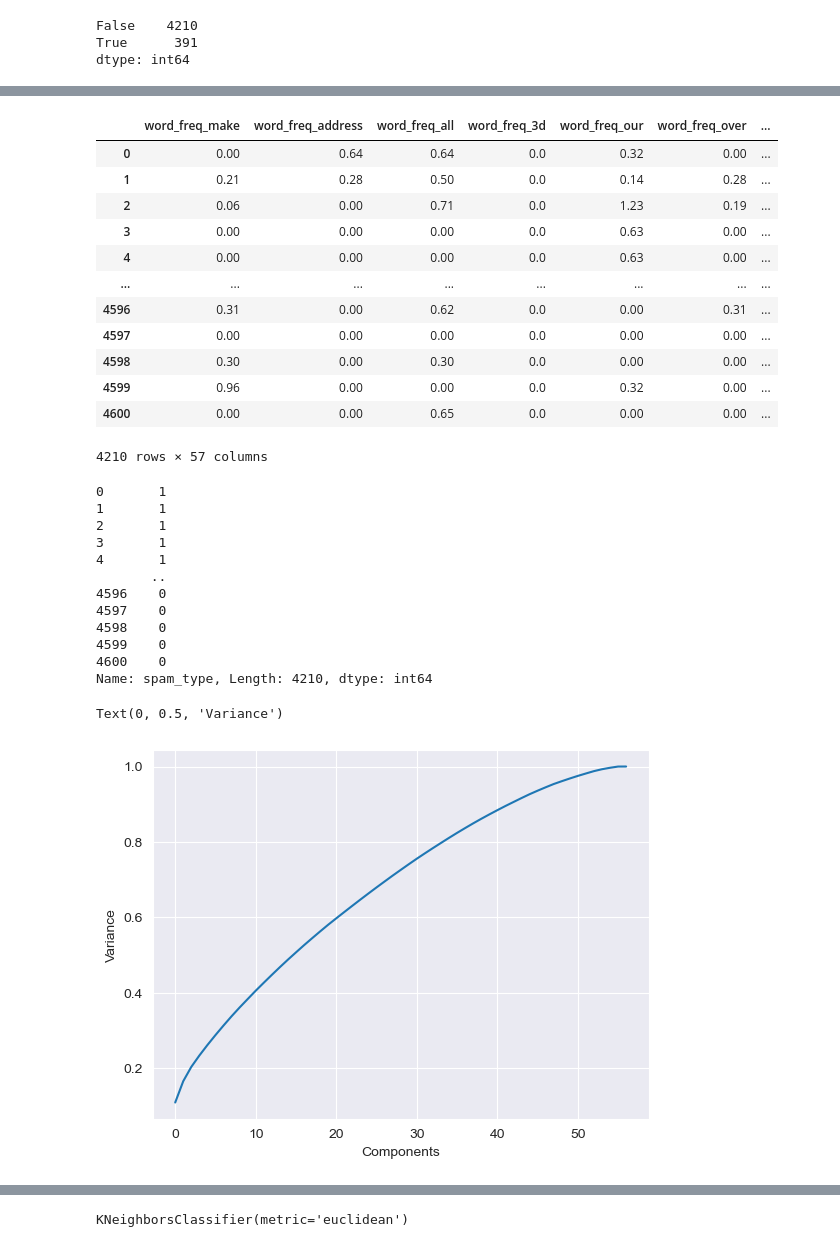
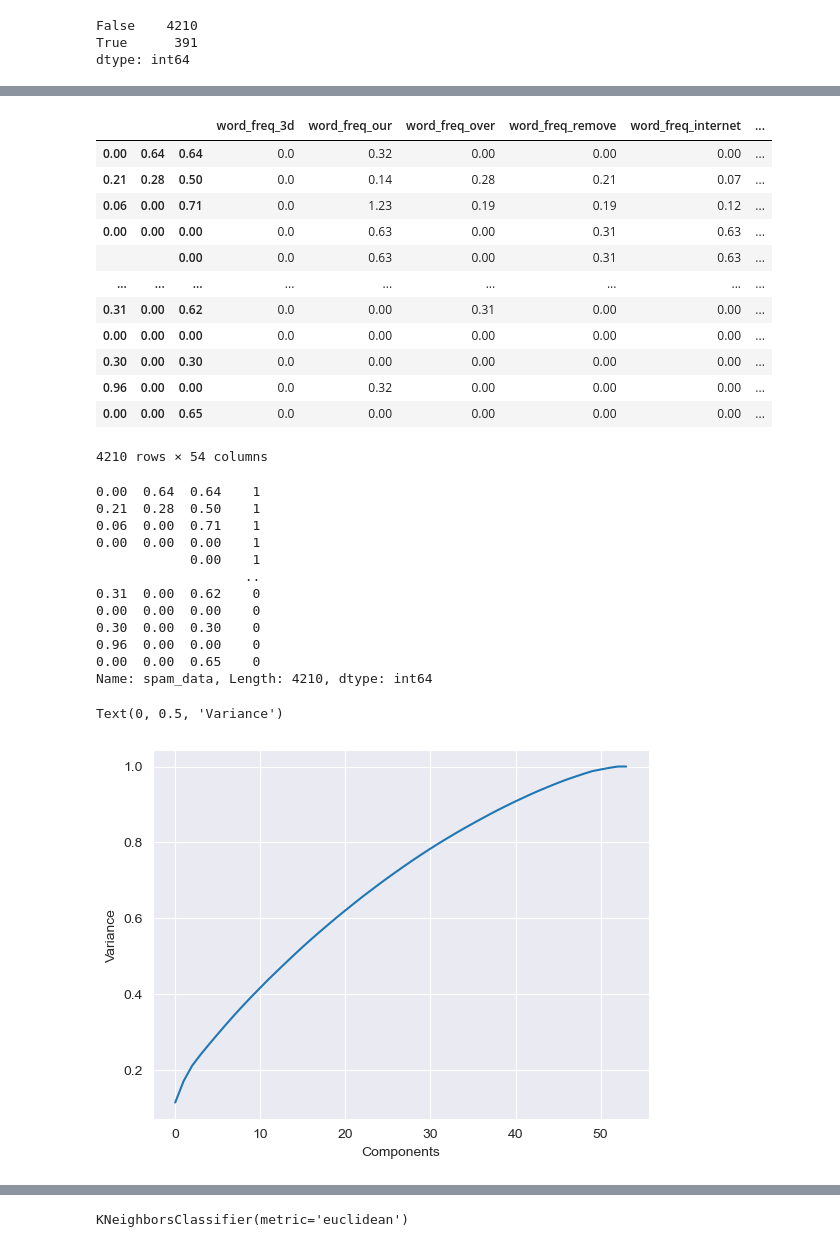
Before and after one commit to HaneekAhamed/ML-CW, a Jupyter notebook: DT.ipynb, the cells around one changed output, grey strips where cells are left out. Cells and saved outputs as stored; diff of their text form; code cells hidden in the pictures.

```diff
--- a/DT.ipynb
+++ b/DT.ipynb
@@ -113,44 +116,46 @@ Data.isna().sum().sum()
 # %%
-x = Data.drop(columns=['spam_type'])
+x = Data.drop(columns=['spam_data'])
 x
 # %% [output]
-|  | word_freq_make | word_freq_address | word_freq_all | word_freq_3d | word_freq_our | word_freq_over | ... |
-| 0 | 0.00 | 0.64 | 0.64 | 0.0 | 0.32 | 0.00 | ... |
-| 1 | 0.21 | 0.28 | 0.50 | 0.0 | 0.14 | 0.28 | ... |
-| 2 | 0.06 | 0.00 | 0.71 | 0.0 | 1.23 | 0.19 | ... |
-| 3 | 0.00 | 0.00 | 0.00 | 0.0 | 0.63 | 0.00 | ... |
-| 4 | 0.00 | 0.00 | 0.00 | 0.0 | 0.63 | 0.00 | ... |
-| ... | ... | ... | ... | ... | ... | ... | ... |
-| 4596 | 0.31 | 0.00 | 0.62 | 0.0 | 0.00 | 0.31 | ... |
-| 4597 | 0.00 | 0.00 | 0.00 | 0.0 | 0.00 | 0.00 | ... |
-| 4598 | 0.30 | 0.00 | 0.30 | 0.0 | 0.00 | 0.00 | ... |
-| 4599 | 0.96 | 0.00 | 0.00 | 0.0 | 0.32 | 0.00 | ... |
-| 4600 | 0.00 | 0.00 | 0.65 | 0.0 | 0.00 | 0.00 | ... |
+|  |  |  | word_freq_3d | word_freq_our | word_freq_over | word_freq_remove | word_freq_internet | ... |
+| 0.00 | 0.64 | 0.64 | 0.0 | 0.32 | 0.00 | 0.00 | 0.00 | ... |
+| 0.21 | 0.28 | 0.50 | 0.0 | 0.14 | 0.28 | 0.21 | 0.07 | ... |
+| 0.06 | 0.00 | 0.71 | 0.0 | 1.23 | 0.19 | 0.19 | 0.12 | ... |
+| 0.00 | 0.00 | 0.00 | 0.0 | 0.63 | 0.00 | 0.31 | 0.63 | ... |
+|  |  | 0.00 | 0.0 | 0.63 | 0.00 | 0.31 | 0.63 | ... |
+| ... | ... | ... | ... | ... | ... | ... | ... | ... |
+| 0.31 | 0.00 | 0.62 | 0.0 | 0.00 | 0.31 | 0.00 | 0.00 | ... |
+| 0.00 | 0.00 | 0.00 | 0.0 | 0.00 | 0.00 | 0.00 | 0.00 | ... |
+| 0.30 | 0.00 | 0.30 | 0.0 | 0.00 | 0.00 | 0.00 | 0.00 | ... |
+| 0.96 | 0.00 | 0.00 | 0.0 | 0.32 | 0.00 | 0.00 | 0.00 | ... |
+| 0.00 | 0.00 | 0.65 | 0.0 | 0.00 | 0.00 | 0.00 | 0.00 | ... |
-4210 rows × 57 columns
+4210 rows × 54 columns
 # %%
-y = Data['spam_type']
+y = Data['spam_data']
 y
 # %% [output]
-0       1
-1       1
-2       1
-3       1
-4       1
-       ..
-4596    0
-4597    0
-4598    0
-4599    0
-4600    0
-Name: spam_type, Length: 4210, dtype: int64
+0.00  0.64  0.64    1
+0.21  0.28  0.50    1
+0.06  0.00  0.71    1
+0.00  0.00  0.00    1
+            0.00    1
+                   ..
+0.31  0.00  0.62    0
+0.00  0.00  0.00    0
+0.30  0.00  0.30    0
+0.96  0.00  0.00    0
+0.00  0.00  0.65    0
+Name: spam_data, Length: 4210, dtype: int64
 # %%
-x_trains, x_tests, y_trains, y_tests = train_test_split(x, y, random_state=1, test_size=0.2)
+from sklearn.model_selection import train_test_split
+x_trains, x_tests, y_trains, y_tests = train_test_split(x, y, test_size=0.3,random_state=35)
 # %%
-scaler = StandardScaler()
-scaler.fit(x)
-scaled_data = scaler.transform(x_trains)
+from sklearn.preprocessing import StandardScaler
+standar_scaler = StandardScaler()
+standar_scaler.fit(x)
+scaled_data = standar_scaler.transform(x_trains)
 
-X_test_scaled = scaler.transform(x_tests)
+X_test_scaled = standar_scaler.transform(x_tests)
 # %%
 from sklearn.decomposition import PCA
 
@@ -158,13 +163,13 @@ PCA = PCA()
 x_PCA = PCA.fit_transform(scaled_data)
 # %%
 import matplotlib.pyplot as plot
-import numpy as nup
+import numpy as num
 
-plot.plot(nup.cumsum(PCA.explained_variance_ratio_))
+plot.plot(num.cumsum(PCA.explained_variance_ratio_))
 plot.xlabel('Components')
 plot.ylabel('Variance')
 # %% [output]
 Text(0, 0.5, 'Variance')
-[figure, old version]
+[figure, new version]
 # %%
 from sklearn.decomposition import PCA
```
Also changed, not shown: parts of 34 cells of this notebook.
